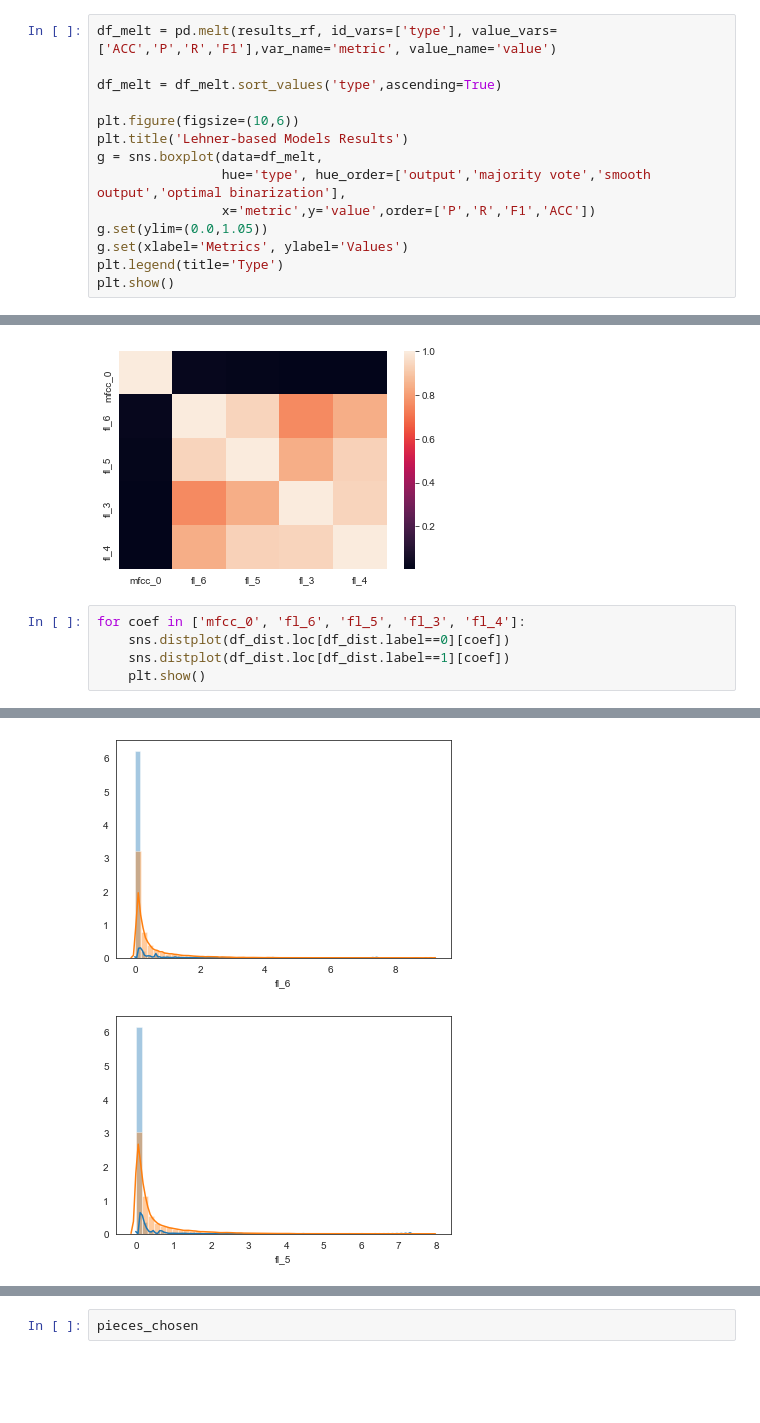
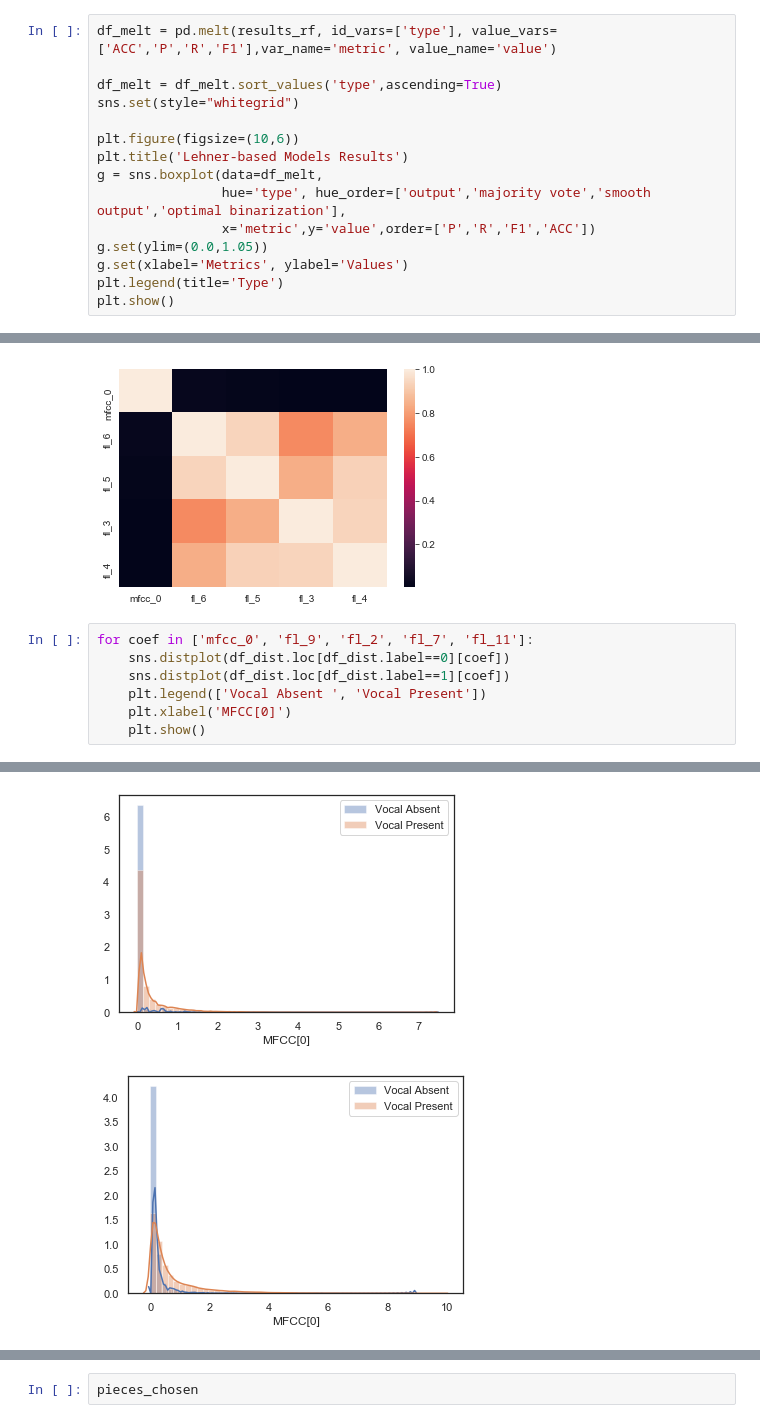
Before and after one commit to shayenne/vocaldetection, a Jupyter notebook: scripts/Lehner_SVD-2014.ipynb, the cells around one changed output, grey strips where cells are left out. Saved outputs shown, nothing was run; the diff lists cells and outputs as text; blank space fills up the shorter version.

```diff
--- a/scripts/Lehner_SVD-2014.ipynb
+++ b/scripts/Lehner_SVD-2014.ipynb
@@ -555,6 +471,7 @@ plt.legend([ 'Threshold Prob', 'Predicted Label', 'Filter Prediction'], bbox_to_
 df_melt = pd.melt(results_rf, id_vars=['type'], value_vars=['ACC','P','R','F1'],var_name='metric', value_name='value')
 
 df_melt = df_melt.sort_values('type',ascending=True)
+sns.set(style="whitegrid")
 
 plt.figure(figsize=(10,6))
 plt.title('Lehner-based Models Results')
@@ -692,8 +566,10 @@ sns.heatmap(data=df_dist.loc[df_dist.label==1][['mfcc_0', 'fl_6', 'fl_5', 'fl_3'
 <matplotlib.axes._subplots.AxesSubplot at 0x...>
 [figure]
 # %%
-for coef in ['mfcc_0', 'fl_6', 'fl_5', 'fl_3', 'fl_4']:
+for coef in ['mfcc_0', 'fl_9', 'fl_2', 'fl_7', 'fl_11']:
     sns.distplot(df_dist.loc[df_dist.label==0][coef])
     sns.distplot(df_dist.loc[df_dist.label==1][coef])
+    plt.legend(['Vocal Absent ', 'Vocal Present'])
+    plt.xlabel('MFCC[0]')
     plt.show()
 # %% [output]
@@ -701,2 +577,2 @@ for coef in ['mfcc_0', 'fl_6', 'fl_5', 'fl_3', 'fl_4']:
-[figure, old version]
+[figure, new version]
-[figure, old version]
+[figure, new version]
```
Also changed, not shown: parts of 25 cells of this notebook.
